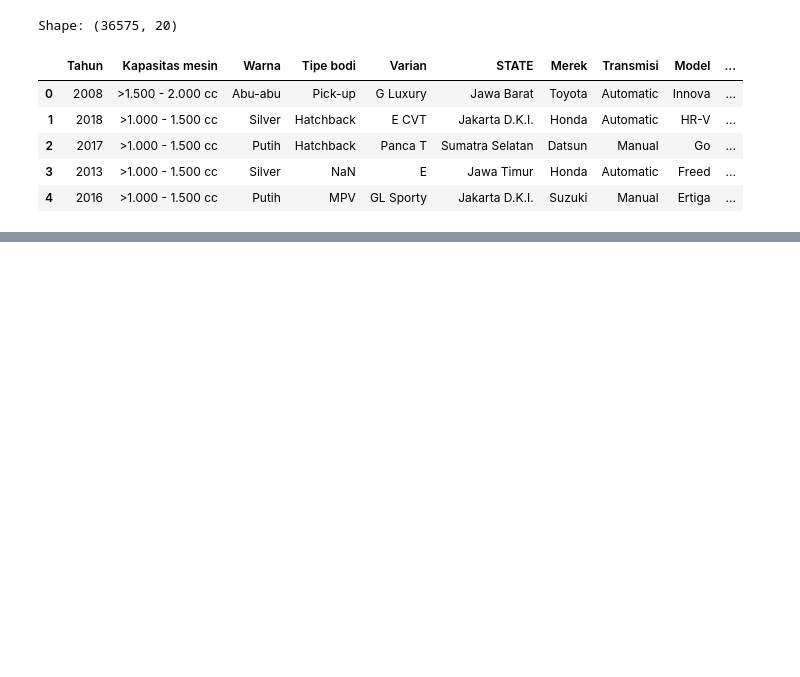
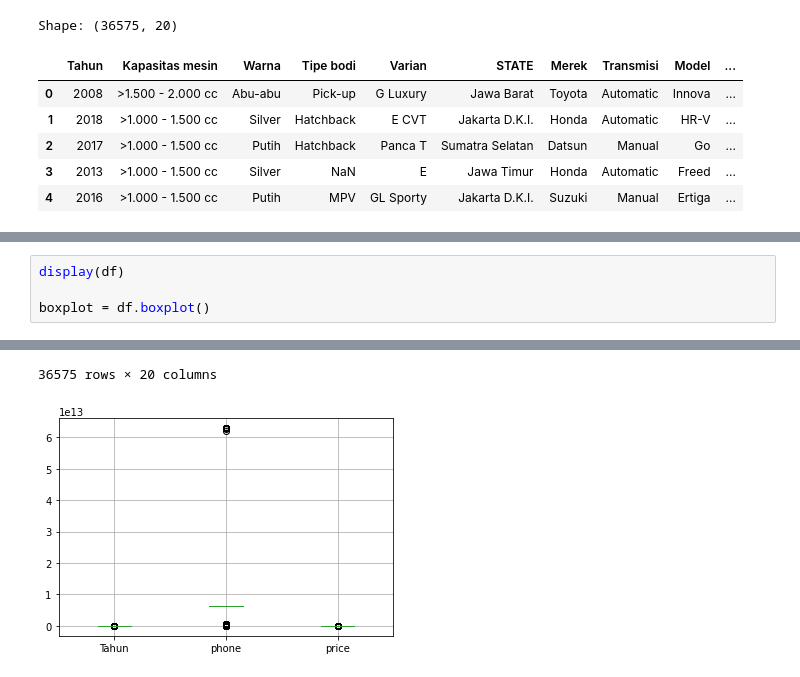
Before and after one commit to jesslyn1999/Data-Mining-HandsOn, a Jupyter notebook: W12_handson/W12_HandsonRegression-CarPricePrediction.ipynb, the cells around one changed output, grey strips where cells are left out. Saved outputs shown, nothing was run; the diff lists cells and outputs as text; blank space fills up the shorter version.

```diff
--- a/W12_handson/W12_HandsonRegression-CarPricePrediction.ipynb
+++ b/W12_handson/W12_HandsonRegression-CarPricePrediction.ipynb
@@ -34,0 +179,5 @@ Shape: (36575, 20)
+# %%
+display(df)
+
+boxplot = df.boxplot()
+# %% [output]
@@ -34,0 +196,2 @@ Shape: (36575, 20)
+36575 rows × 20 columns
+[figure, added]
```
Also changed, not shown: parts of 32 cells of this notebook, 1 other file.
